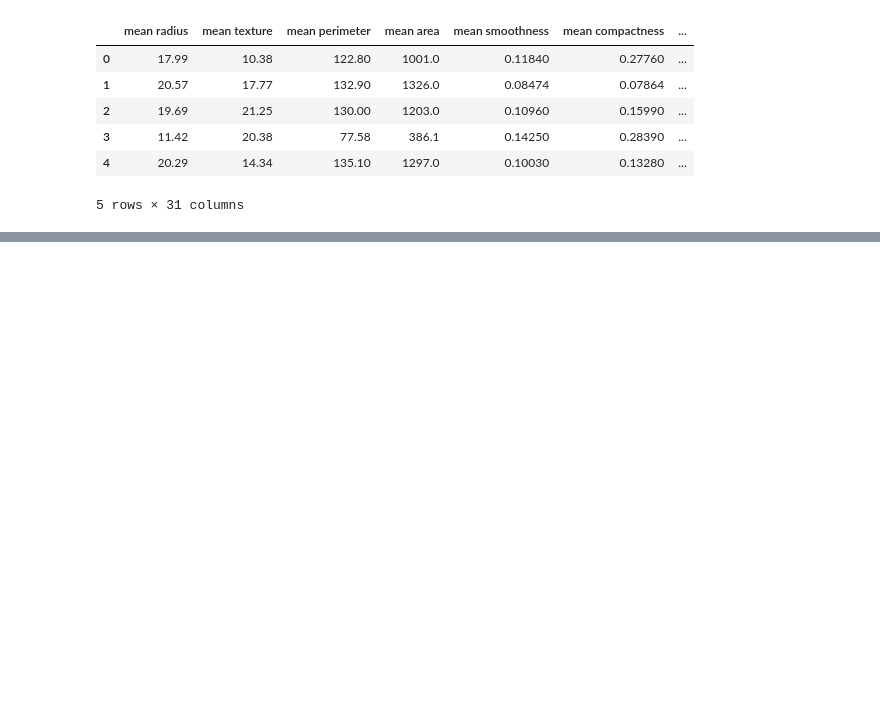
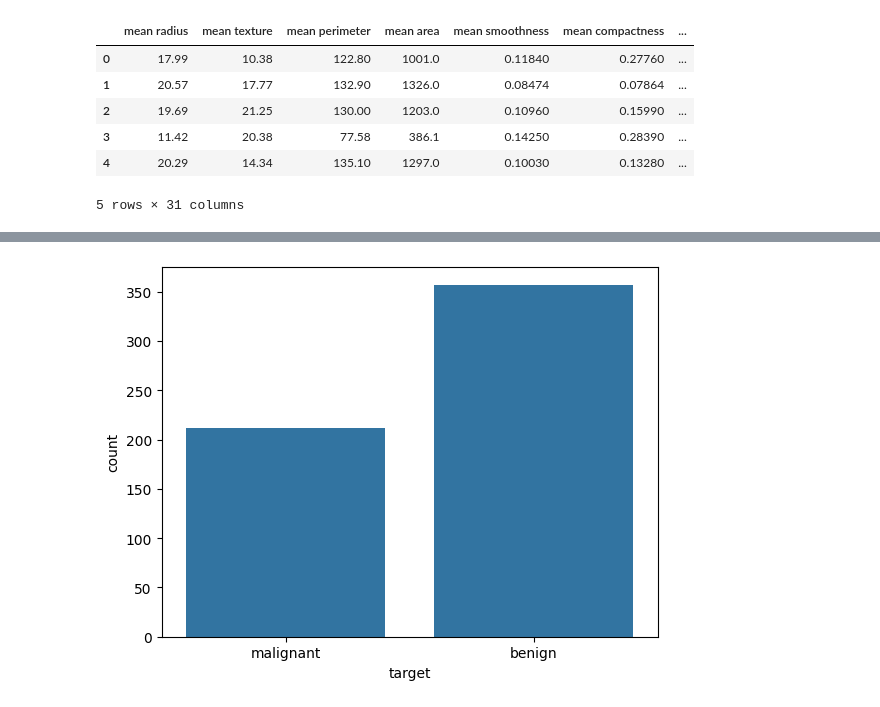
Before and after one commit to Hasan082/Data-Science-Portfolio, a Jupyter notebook: 1. Breast Cancer Classification/Breast Cancer Classification.ipynb, the cells around one changed output, grey strips where cells are left out. Saved outputs shown, nothing was run; the diff lists cells and outputs as text; code cells hidden in the pictures; blank space fills up the shorter version.

```diff
--- a/1. Breast Cancer Classification/Breast Cancer Classification.ipynb
+++ b/1. Breast Cancer Classification/Breast Cancer Classification.ipynb
@@ -98,0 +124,6 @@ df_cancer.head()
+# %%
+# View target as count plot
+sns.countplot(x="target", data=df_cancer)
+plt.show()
+# %% [output]
+[figure, added]
```
Also changed, not shown: parts of 7 cells of this notebook.
